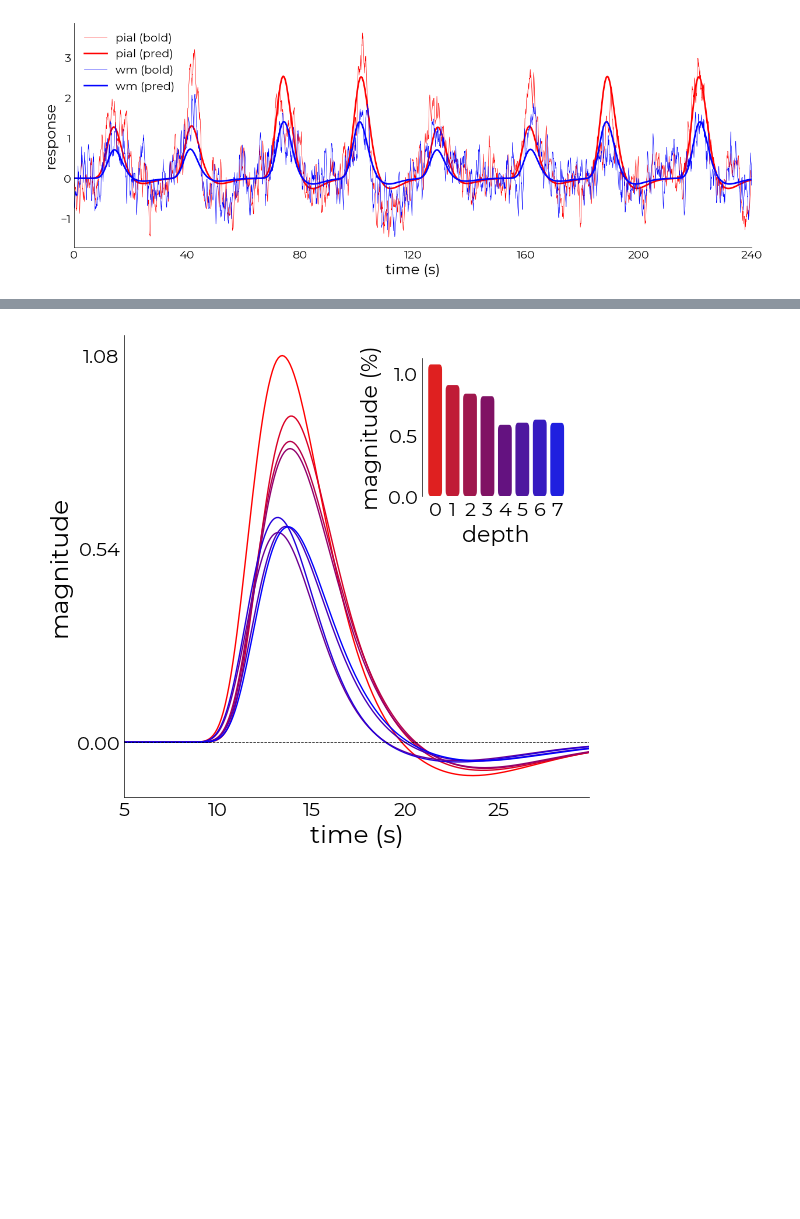
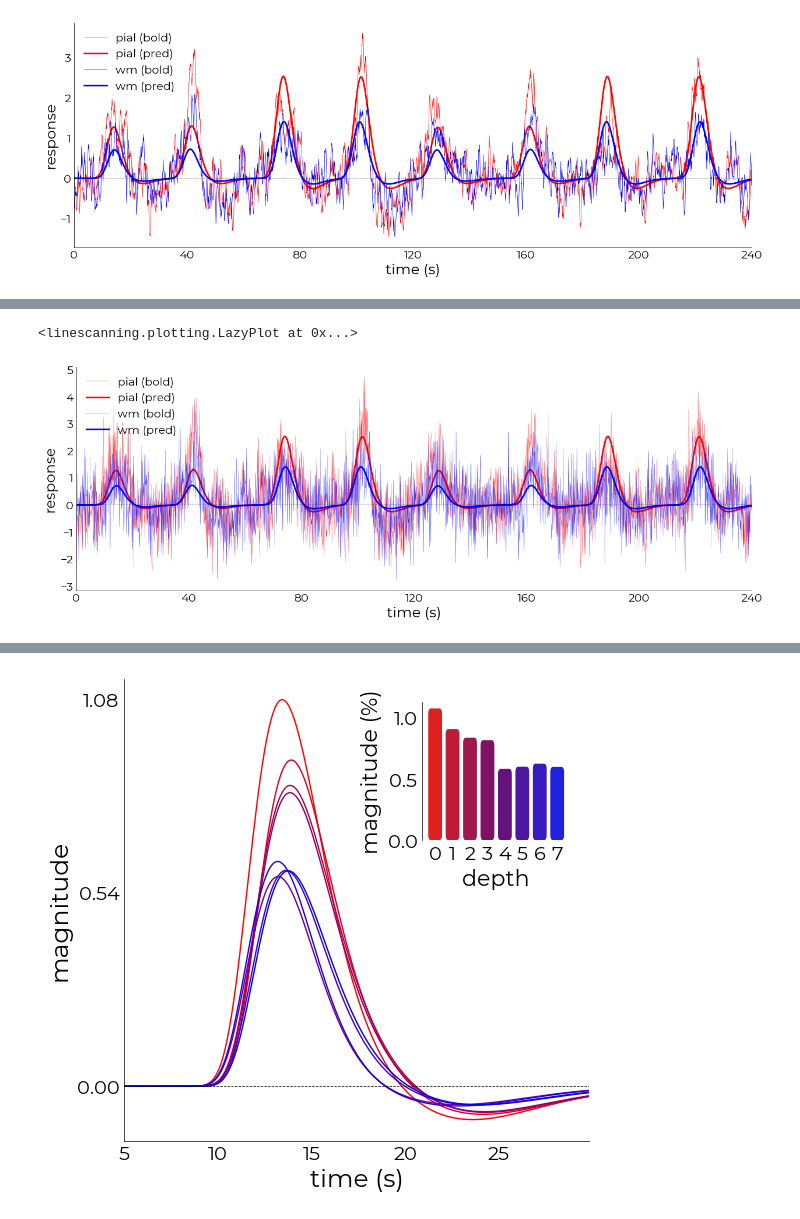
Before and after one commit to spinoza-centre/pRFline, a Jupyter notebook: notebooks/prf/prf_depth.ipynb, the cells around one changed output, grey strips where cells are left out. Drawn from its saved outputs; the diff is of its cells as text; code cells hidden in the pictures; blank space fills up the shorter version.

```diff
--- a/notebooks/prf/prf_depth.ipynb
+++ b/notebooks/prf/prf_depth.ipynb
@@ -127,0 +145,15 @@ im5.plot_pial_wm_timecourses()
+# %%
+# fit wm/pial timecourses without fixing baseline
+tc_raw = np.concatenate([pial_raw[...,np.newaxis],wm_raw[...,np.newaxis]], axis=1)
+raw_fit = prf.pRFmodelFitting(
+    tc_raw.T,
+    design_matrix=im5.design_matrix,
+    verbose=True,
+    model="gauss",
+    fix_bold_baseline=False,
+    fit_hrf=True,
+    TR=0.105,
+    old_params=mag_fit.gauss_iter,
+    nr_jobs=2
+)
+raw_fit.fit()
@@ -128,3 +205,7 @@ im5.plot_pial_wm_timecourses()
+# %%
+%matplotlib inline
+_,_,_,pial_pred3 = raw_fit.plot_vox(make_figure=False)
+_,_,_,wm_pred3 = raw_fit.plot_vox(vox_nr=1,make_figure=False)
 # %%
 pial_pred2[0]
 # %% [output]
@@ -159,0 +273,30 @@ plotting.LazyPlot(
+# %%
+from itertools import repeat
+plot_list = [
+    pial_raw+abs(pial_pred3[0]),
+    pial_pred3+abs(pial_pred3[0]),
+    wm_raw+abs(wm_pred3[0]),
+    wm_pred3+abs(wm_pred3[0])
+]
+
+x_axis = np.array(list(np.arange(0,im5.func.shape[-1])*im5.TR))
+
+plotting.LazyPlot(
+    plot_list,
+    xx=x_axis,
+    line_width=[0.2,2,0.2,2],
+    color=[x for item in im5.colors for x in repeat(item, 2)],
+    figsize=(15,5),
+    x_label="time (s)",
+    y_label="response",
+    labels=[
+        "pial (bold)",
+        "pial (pred)",
+        "wm (bold)",
+        "wm (pred)"],
+    x_lim=[0,int(x_axis[-1])],
+    add_hline=0,
+    x_ticks=list(np.arange(0,x_axis[-1]+40,40)))
+# %% [output]
+<linescanning.plotting.LazyPlot at 0x...>
+[figure, added]
```
Also changed, not shown: parts of 10 cells of this notebook, 1 other file.
